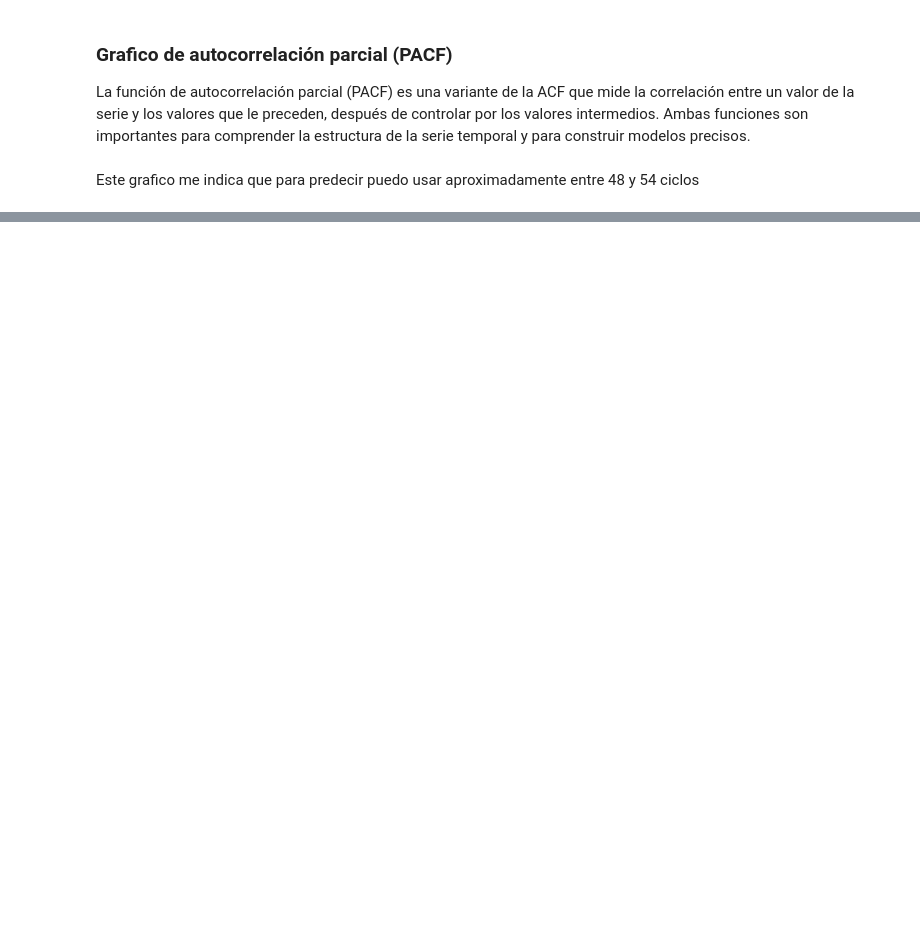
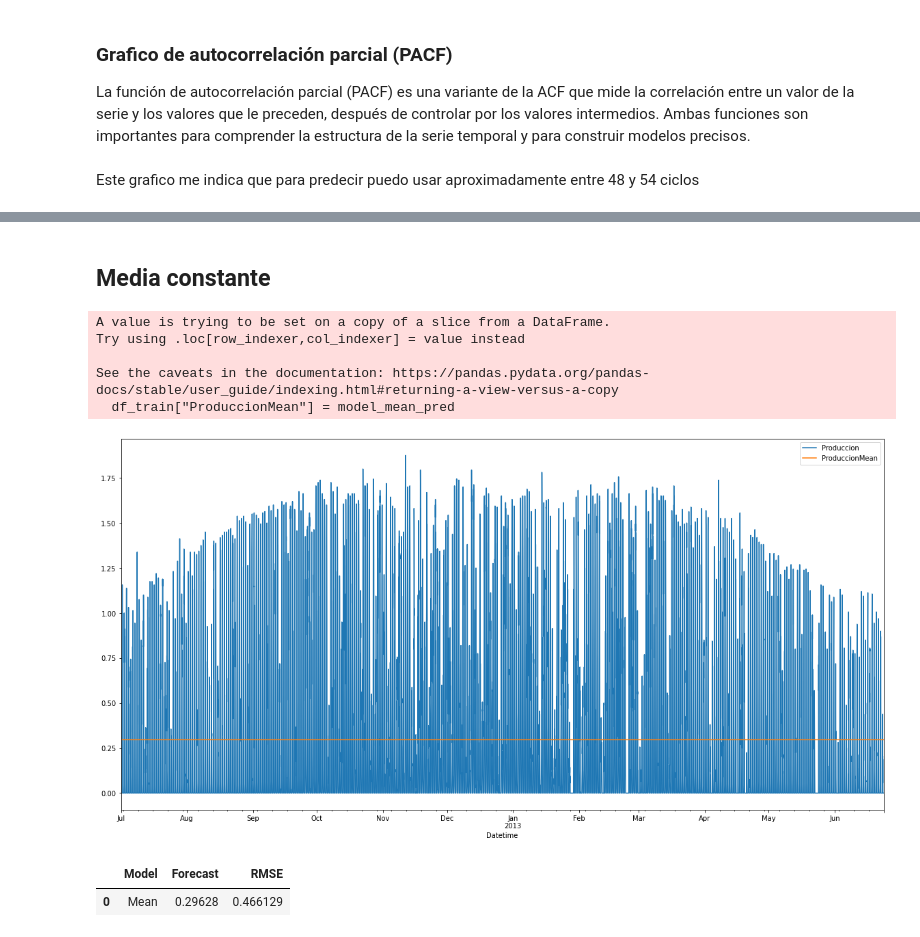
Before and after one commit to PabloSGomez50/humai-solar-panels, a Jupyter notebook: join_dataframe.ipynb, the cells around one changed output, grey strips where cells are left out. Cells and saved outputs as stored; diff of their text form; code cells hidden in the pictures; blank space fills up the shorter version.

Commit message:
subo todo

```diff
--- a/join_dataframe.ipynb
+++ b/join_dataframe.ipynb
@@ -345,0 +370,15 @@ plt.show()
+# %%
+def RMSE(predicted, actual):
+    mse = (predicted - actual)**2
+    rmse = np.sqrt(mse.sum()/mse.count())
+    return rmse
+
+
+# guardo 1 semana de datos para testear
+split = len(df_join) - (48 * 7)
+
+df_train = df_join[:split]
+df_test = df_join[split:]
+
+print(df_train.tail(2).index)
+print(df_test.head(2).index)
@@ -345,0 +388,26 @@ plt.show()
+# %% [markdown]
+## Media constante
+# %%
+model_mean_pred = df_train.Produccion.mean()
+df_train["ProduccionMean"] = model_mean_pred
+
+df_train.plot(kind="line", y = ["Produccion", "ProduccionMean"], figsize=(20,10));
+# %% [output]
+A value is trying to be set on a copy of a slice from a DataFrame.
+Try using .loc[row_indexer,col_indexer] = value instead
+
+See the caveats in the documentation: https://pandas.pydata.org/pandas-docs/stable/user_guide/indexing.html#returning-a-view-versus-a-copy
+  df_train["ProduccionMean"] = model_mean_pred
+[figure, added]
+# %%
+model_mean_RMSE = RMSE(df_train.ProduccionMean, df_train.Produccion)
+
+# Guardamos todo en un dataframe
+dfModelsResults = pd.DataFrame(columns = ["Model", "Forecast", "RMSE"])
+dfModelsResults.loc[0,"Model"] = "Mean"
+dfModelsResults.loc[0,"Forecast"] = model_mean_pred
+dfModelsResults.loc[0,"RMSE"] = model_mean_RMSE
+dfModelsResults.head()
+# %% [output]
+|  | Model | Forecast | RMSE |
+| 0 | Mean | 0.29628 | 0.466129 |
```
Also changed, not shown: parts of 25 cells of this notebook.
